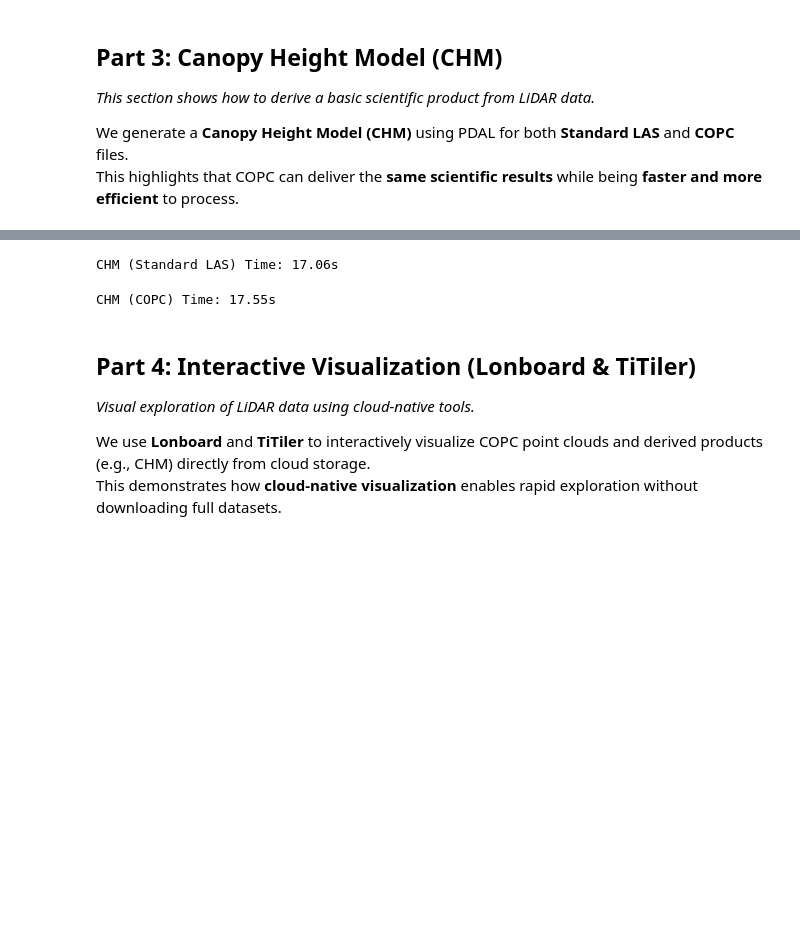
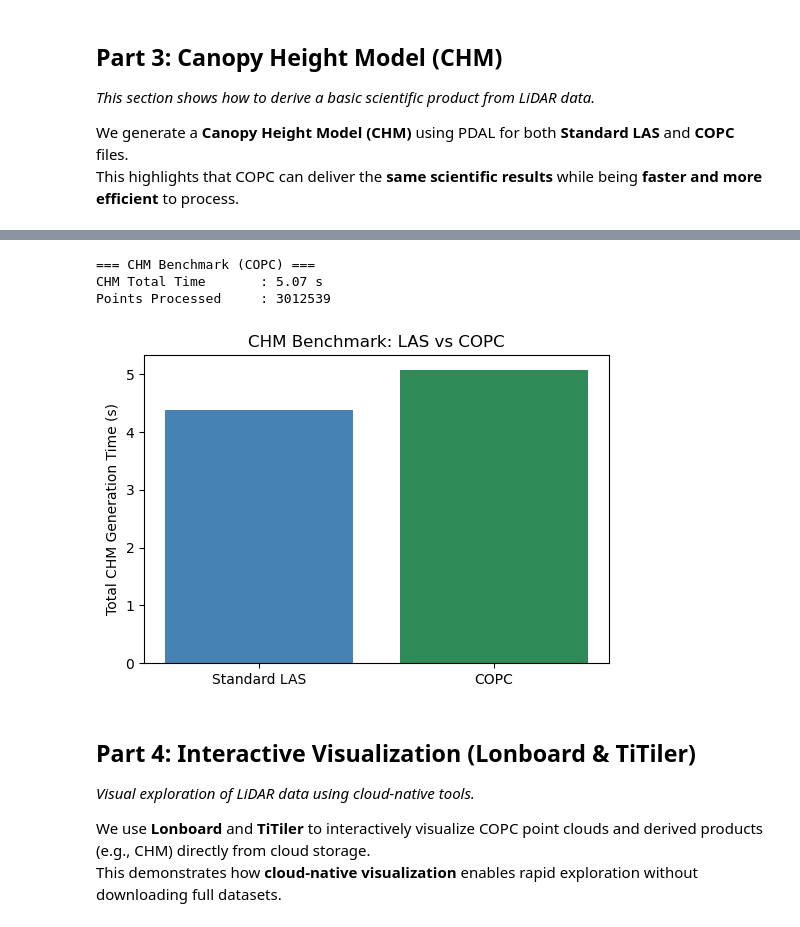
Before and after one commit to MAAP-Project/geotrees-demo, a Jupyter notebook: esip_july_2025/cloud_optimized_lidar_binder_ready.ipynb, the cells around one changed output, grey strips where cells are left out. Cells and saved outputs as stored; diff of their text form; code cells hidden in the pictures; blank space fills up the shorter version.

```diff
--- a/esip_july_2025/cloud_optimized_lidar_binder_ready.ipynb
+++ b/esip_july_2025/cloud_optimized_lidar_binder_ready.ipynb
@@ -384,33 +549,49 @@ This highlights that COPC can deliver the **same scientific results** while bein
 # %%
-pdal_chm_pipeline = {
-    'pipeline': [
-        STANDARD_LAS,
-        {'type': 'filters.smrf'},
-        {'type': 'filters.hag_delaunay'},
-        {'type': 'writers.gdal', 'resolution': 1.0, 'filename': 'standard_chm.tif', 'output_type': 'max'}
+pdal_chm_pipeline_copc = {
+    "pipeline": [
+        {"type": "readers.copc", "filename": COPC_URL},
+        {"type": "filters.crop", "bounds": BBOX_COPC},
+        {"type": "filters.smrf"},
+        {"type": "filters.hag_delaunay"},
+        {
+            "type": "writers.gdal",
+            "resolution": 1.0,
+            "filename": "copc_chm.tif",
+            "output_type": "max"
+        }
     ]
 }
+
 start = time.time()
-p = pdal.Pipeline(json.dumps(pdal_chm_pipeline))
-p.execute()
-print(f'CHM (Standard LAS) Time: {time.time() - start:.2f}s')
+p2 = pdal.Pipeline(json.dumps(pdal_chm_pipeline_copc))
+p2.execute()
+
+chm_time_copc = time.time() - start
+copc_points = p2.metadata["metadata"]["readers.copc"]["count"]
+chm_time_per_point_copc = chm_time_copc / copc_points
+
+print("\n=== CHM Benchmark (COPC) ===")
+print(f"CHM Total Time       : {chm_time_copc:.2f} s")
+print(f"Points Processed     : {copc_points}")
 # %% [output]
-CHM (Standard LAS) Time: 17.06s
+=== CHM Benchmark (COPC) ===
+CHM Total Time       : 5.07 s
+Points Processed     : 3012539
-# %%
-pdal_chm_pipeline_copc = {
-    'pipeline': [
-        COPC_URL,
-        {'type': 'filters.smrf'},
-        {'type': 'filters.hag_delaunay'},
-        {'type': 'writers.gdal', 'resolution': 1.0, 'filename': 'copc_chm.tif', 'output_type': 'max'}
-    ]
-}
-start = time.time()
-p = pdal.Pipeline(json.dumps(pdal_chm_pipeline_copc))
-p.execute()
-print(f'CHM (COPC) Time: {time.time() - start:.2f}s')
-# %% [output]
-CHM (COPC) Time: 17.55s
+# %%
+import matplotlib.pyplot as plt
+
+methods = ["Standard LAS", "COPC"]
+total_times = [chm_time_las, chm_time_copc]
+points = [las_points, copc_points]
+time_per_points = [chm_time_per_point_las, chm_time_per_point_copc]
+
+plt.figure(figsize=(6,4))
+plt.bar(methods, total_times, color=['steelblue','seagreen'])
+plt.ylabel("Total CHM Generation Time (s)")
+plt.title("CHM Benchmark: LAS vs COPC")
+plt.show()
+# %% [output]
+[figure, added]
 # %% [markdown]
 ## Part 4: Interactive Visualization (Lonboard & TiTiler)
 _Visual exploration of LiDAR data using cloud-native tools._
```
Also changed, not shown: parts of 16 cells of this notebook.
